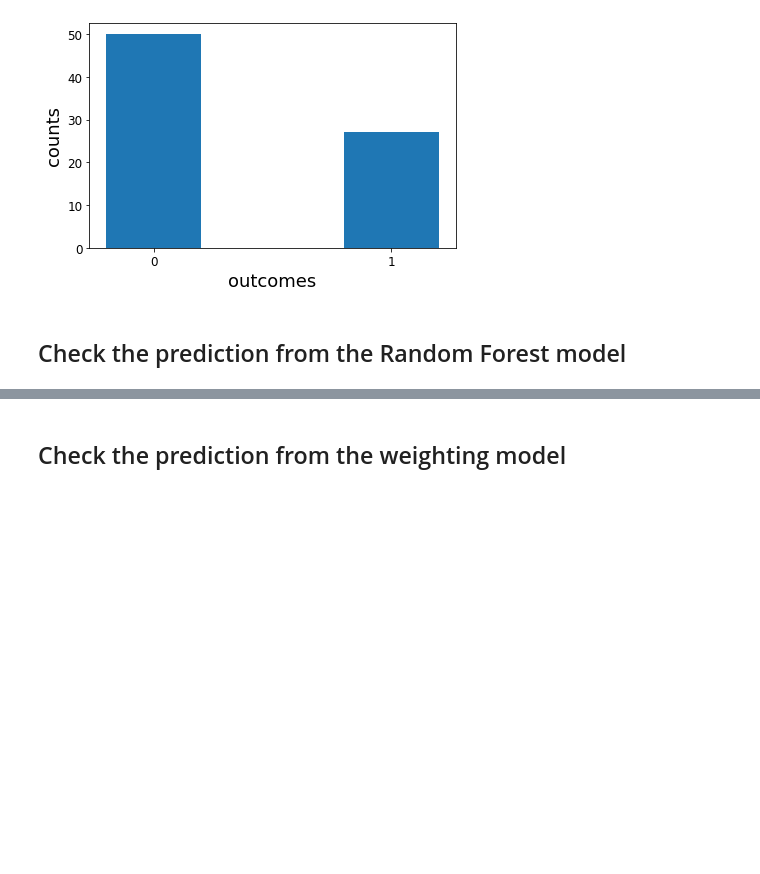
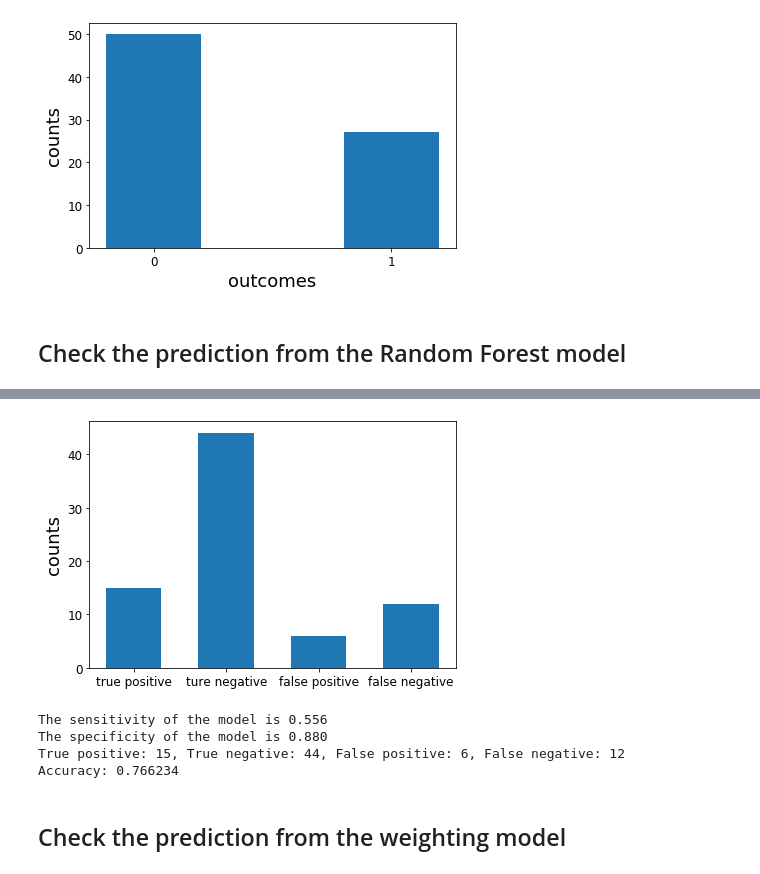
Before and after one commit to tian-xuan/Interdisplinary-computing-projrct, a Jupyter notebook: Verification/visualization.ipynb, the cells around one changed output, grey strips where cells are left out. Drawn from its saved outputs; the diff is of its cells as text; code cells hidden in the pictures; blank space fills up the shorter version.

Commit message:
update prediction from the random forest

```diff
--- a/Verification/visualization.ipynb
+++ b/Verification/visualization.ipynb
@@ -41,3 +41,16 @@ Accuracy: 0.766234
+# %%
+# import predicted data
+pre_data = np.loadtxt('../Random_forest/RandomForest_Prediction_1.txt')
+# determine the correctness of the prediction from the model
+classification,sensitivity,specificity = cm.Check_correctness(pre_data,ver_data,plot=True,figsize=[6,4])
+print('True positive: %d, True negative: %d, False positive: %d, False negative: %d'%(classification[0],classification[1],classification[2],classification[3]))
+print('Accuracy: %.6f'%((classification[0]+classification[1])/np.sum(classification)))
+# %% [output]
+[figure, added]
+The sensitivity of the model is 0.556
+The specificity of the model is 0.880
+True positive: 15, True negative: 44, False positive: 6, False negative: 12
+Accuracy: 0.766234
 # %% [markdown]
 ## Check the prediction from the weighting model
 # %%
```
Also changed, not shown: parts of 1 cell of this notebook, 3 other files.
